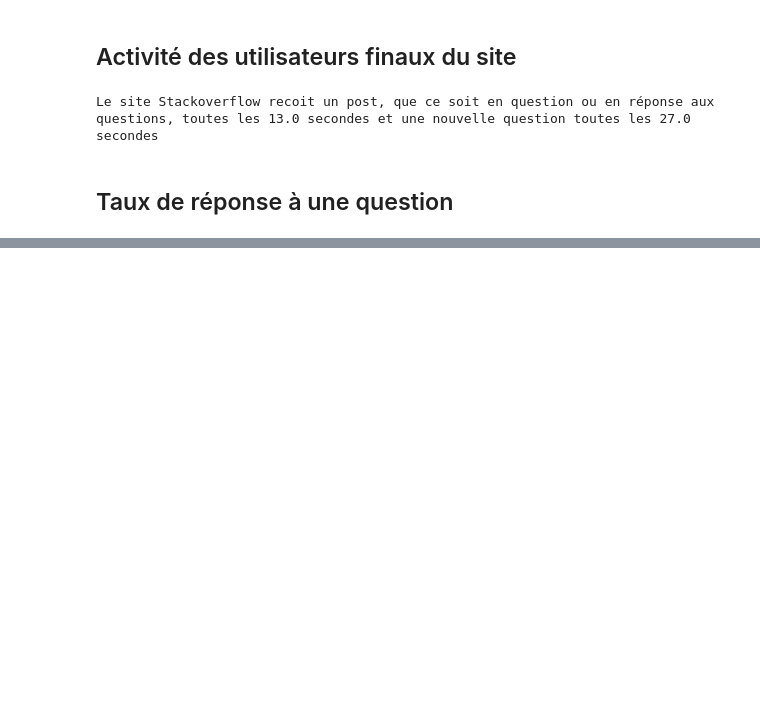
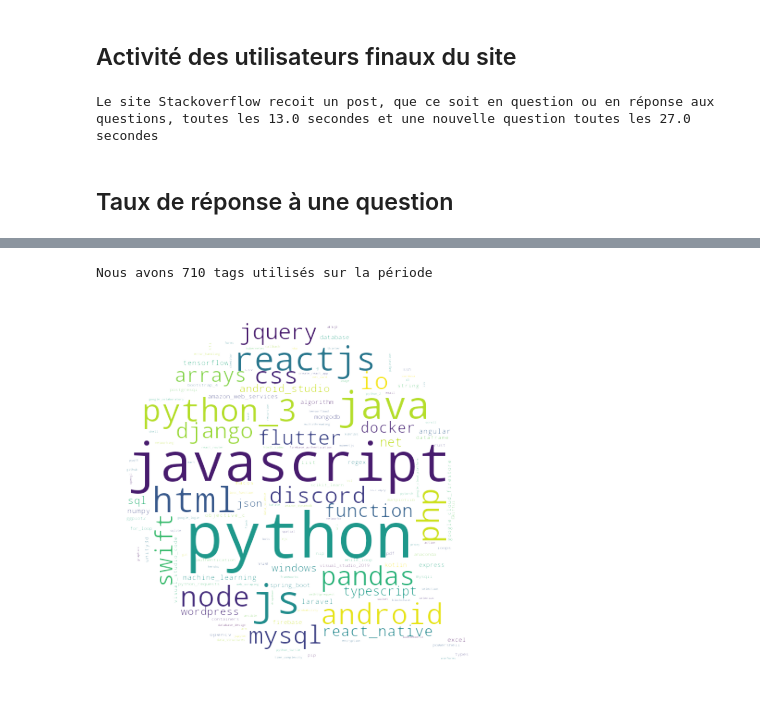
Before and after one commit to Adrian1903/Categorisez-automatiquement-des-questions, a Jupyter notebook: dev/01_nettoyage.ipynb, the cells around one changed output, grey strips where cells are left out. Saved outputs shown, nothing was run; the diff lists cells and outputs as text; code cells hidden in the pictures; blank space fills up the shorter version.

```diff
--- a/dev/01_nettoyage.ipynb
+++ b/dev/01_nettoyage.ipynb
@@ -120,6 +122,8 @@ dtype: int64
 # %% [markdown]
 Losque l'on créé un nouveau sujet, l'utilisateur doit indiquer un titre et des tags correpondant à son sujet. Si un post ne contient ni titre, ni tags, alors il s'agit d'un post de réponse à une question.
 De ce fait, si `PostTypeId` = 1 ou si `ParentId` est manquant, alors il s'agit d'un post de question, un post où je dois suggérer des tags à l'utilisateur final.
+# %%
+questions = stack[stack.PostTypeId == 1]
 # %% [markdown]
 ## Activité des utilisateurs finaux du site
 # %%
@@ -303,0 +147,4 @@ print(accuracy)
+# %%
+columns = ['Id', 'Title', 'Body', 'Tags']
+questions = questions[columns]
+questions.head()
@@ -303,0 +158,26 @@ print(accuracy)
+# %%
+questions.Tags = questions.Tags.apply(lambda x: x.replace('<', '').replace('>', ' ')).str.split()
+tags = questions.Tags.explode().reset_index()
+tags = tags.groupby('Tags').count().sort_values(by='index', ascending=False).reset_index()
+print(f'Nous avons {len(tags)} tags utilisés sur la période')
+# %% [output]
+Nous avons 710 tags utilisés sur la période
+# %%
+tags.Tags = tags.Tags.str.replace('-', '_')
+text = (tags.Tags + ' ') * tags['index']
+text = ''.join(text)
+
+# Création de l'objet
+mask = np.array(PIL.Image.open('src/bulle.jpg'))
+wordcloud = WordCloud(width=1200, height=780, background_color="rgba(255, 255, 255, 0)", mode="RGBA", collocations=False, mask=mask).generate(text)
+
+# Génération de l'image
+plt.imshow(wordcloud, interpolation='bilinear')
+plt.axis("off")
+plt.margins(x=0, y=0)
+
+plt.savefig('img/img_wordcloud_tags.png',
+            transparent=True,
+            bbox_inches="tight")
+# %% [output]
+[figure, added]
```
Also changed, not shown: parts of 41 cells of this notebook.
